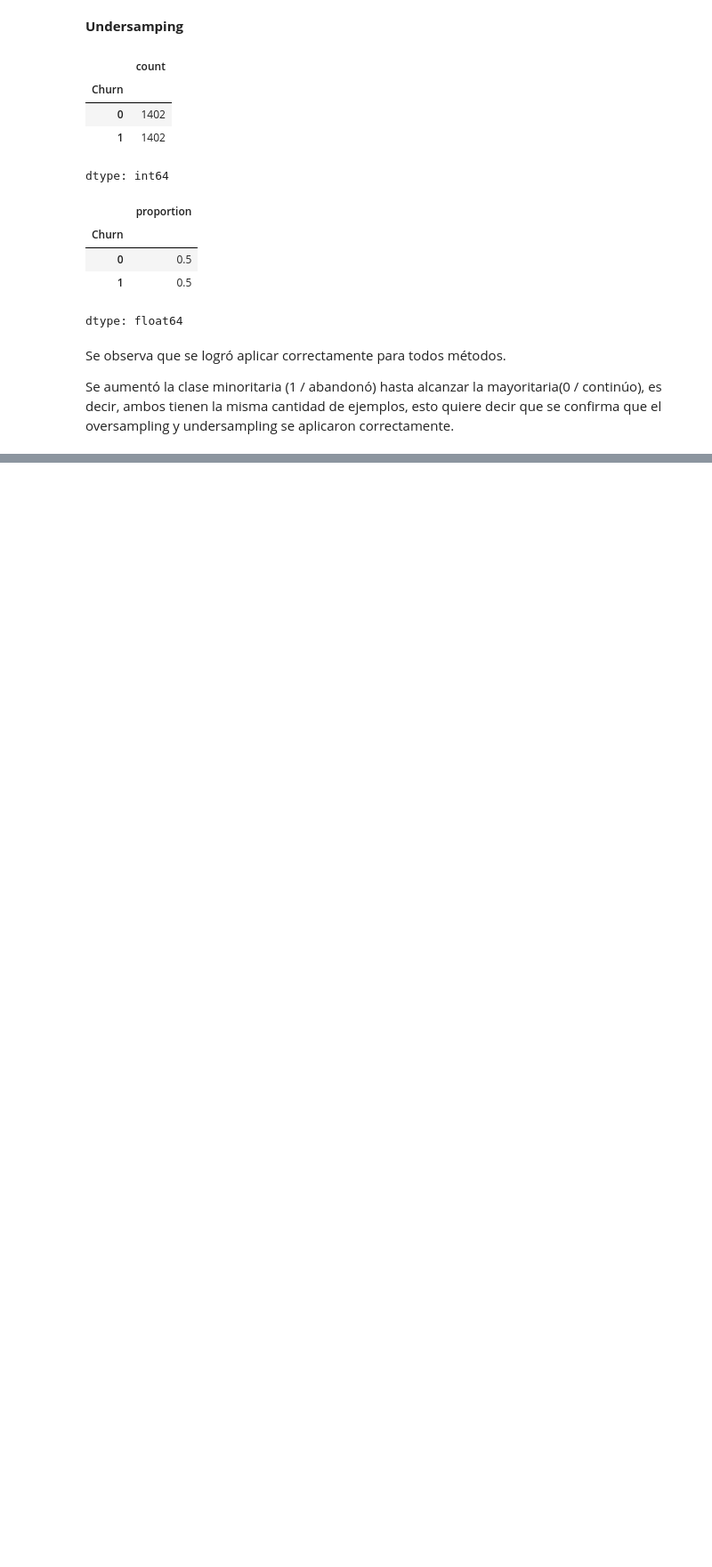
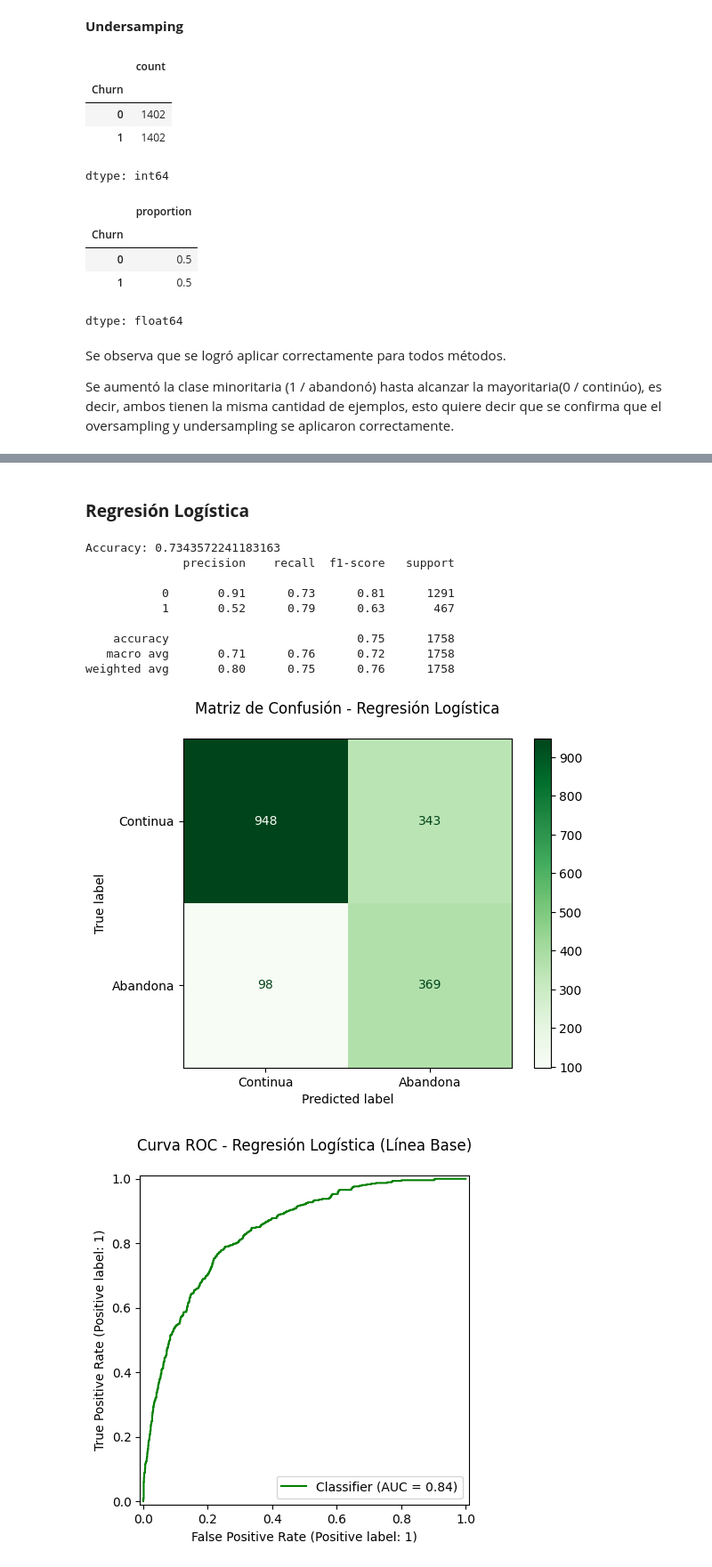
Before and after one commit to DarkLyng/Challenge-TelecomX_P2, a Jupyter notebook: Telecom_X_P2.ipynb, the cells around one changed output, grey strips where cells are left out. Shown at 89% size. Saved outputs shown, nothing was run; the diff lists cells and outputs as text; code cells hidden in the pictures; blank space fills up the shorter version.

```diff
--- a/Telecom_X_P2.ipynb
+++ b/Telecom_X_P2.ipynb
@@ -366,0 +385,46 @@ weighted avg       0.54      0.73      0.62      1758
+# %% [markdown]
+### **Regresión Logística**
+# %%
+#Modelo Regresión Lógistica
+from sklearn.linear_model import LogisticRegression
+
+#Crea el modelo
+reg_log = LogisticRegression(max_iter = 2000, class_weight = None)
+
+#Entrena el modelo
+reg_log.fit(X_train_smote, y_train_smote)
+
+#Predice el modelo
+y_pred_reg_log = reg_log.predict(X_test_scaler)
+
+#Métricas
+print("Accuracy:", accuracy_score(y_test, y_pred_dummy))
+print(classification_report(y_test, y_pred_reg_log))
+
+#Matriz de confusión
+cm = confusion_matrix(y_test, y_pred_reg_log)
+visualizacion_dummy = ConfusionMatrixDisplay(confusion_matrix = cm,
+                                             display_labels = ['Continua', 'Abandona'])
+#Gráfico
+visualizacion_dummy.plot(cmap='Greens', values_format='d')
+plt.title('Matriz de Confusión - Regresión Logística', pad = 20)
+plt.show()
+
+# probabilidad de clase 1 (Churn)
+y_reg_log_proba = reg_log.predict_proba(X_test_scaler)[:, 1]
+
+RocCurveDisplay.from_predictions(y_test, y_reg_log_proba, color = 'Green')
+plt.title('Curva ROC - Regresión Logística (Línea Base)', pad = 20)
+plt.show()
+# %% [output]
+Accuracy: 0.7343572241183163
+              precision    recall  f1-score   support
+
+           0       0.91      0.73      0.81      1291
+           1       0.52      0.79      0.63       467
+
+    accuracy                           0.75      1758
+   macro avg       0.71      0.76      0.72      1758
+weighted avg       0.80      0.75      0.76      1758
+[figure, added]
+[figure, added]
```
Also changed, not shown: parts of 35 cells of this notebook.
